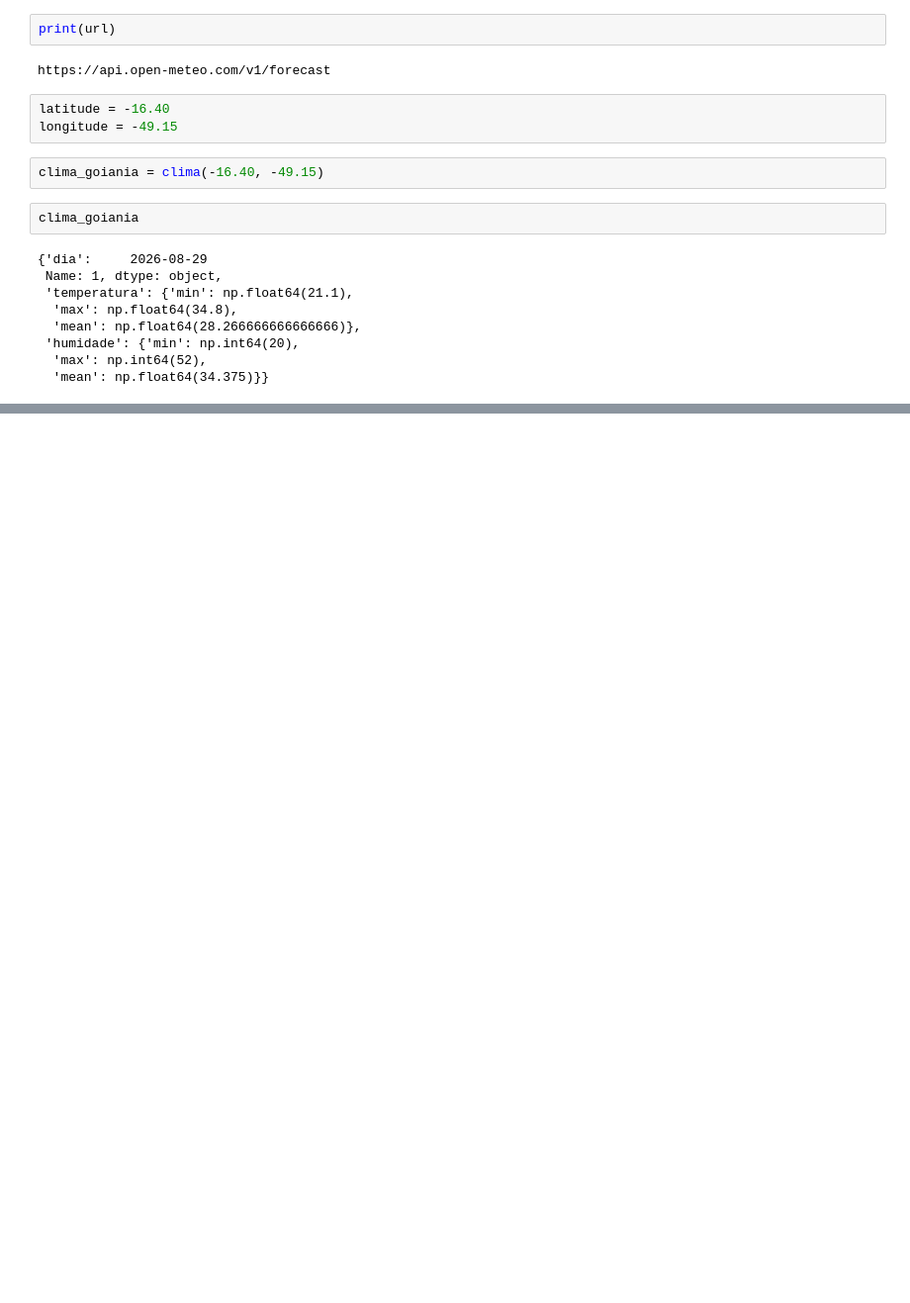
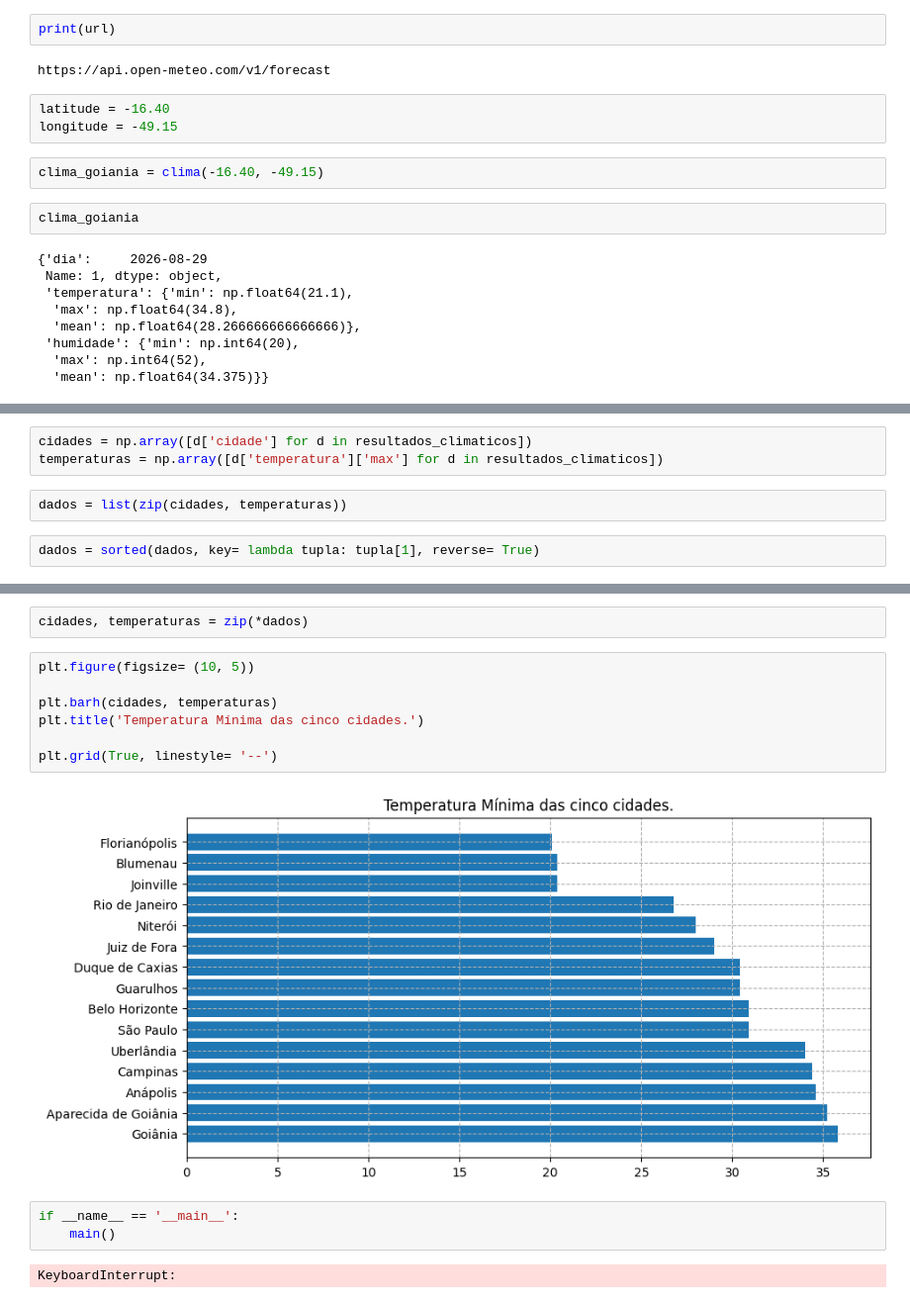
Before and after one commit to lucassilva-aiengineer/Pratica-Data-Sciense, a Jupyter notebook: pratica_2/praticando_data_sciense_2.ipynb, the cells around one changed output, grey strips where cells are left out. Shown at 99% size. Drawn from its saved outputs; the diff is of its cells as text; blank space fills up the shorter version.

```diff
--- a/pratica_2/praticando_data_sciense_2.ipynb
+++ b/pratica_2/praticando_data_sciense_2.ipynb
@@ -247,0 +433,7 @@ clima_goiania
+# %%
+cidades = np.array([d['cidade'] for d in resultados_climaticos])
+temperaturas = np.array([d['temperatura']['max'] for d in resultados_climaticos])
+# %%
+dados = list(zip(cidades, temperaturas))
+# %%
+dados = sorted(dados, key= lambda tupla: tupla[1], reverse= True)
@@ -247,0 +458,16 @@ clima_goiania
+# %%
+cidades, temperaturas = zip(*dados)
+# %%
+plt.figure(figsize= (10, 5))
+
+plt.barh(cidades, temperaturas)
+plt.title('Temperatura Mínima das cinco cidades.')
+
+plt.grid(True, linestyle= '--')
+# %% [output]
+[figure, added]
+# %%
+if __name__ == '__main__':
+    main()
+# %% [output]
+KeyboardInterrupt:
```
Also changed, not shown: parts of 13 cells of this notebook.
